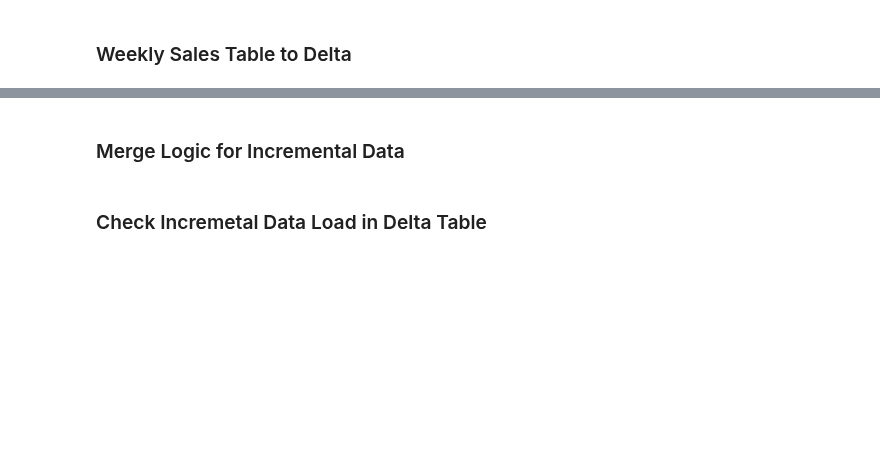
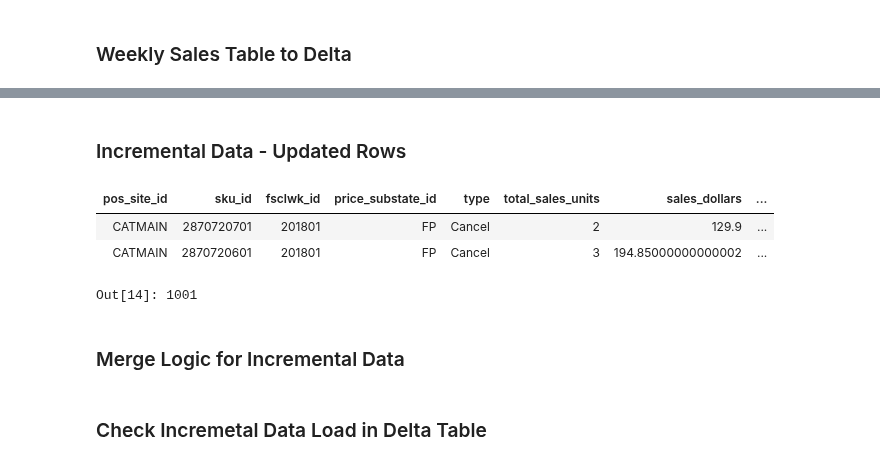
Before and after one commit to ksr199221/weekly_sales, a Jupyter notebook: Data_Processing.ipynb, the cells around one changed output, grey strips where cells are left out. Saved outputs shown, nothing was run; the diff lists cells and outputs as text; code cells hidden in the pictures; blank space fills up the shorter version.

```diff
--- a/Data_Processing.ipynb
+++ b/Data_Processing.ipynb
@@ -123,3 +133,36 @@ df_inc_data = spark.createDataFrame(data, schema=schema)
+# %% [markdown]
+### Incremental Data - Updated Rows
+# %%
+df_inc_mview_weekly_sales = (
+    df_transactions.limit(10000).alias("t")
+    .join(
+        df_calendar.limit(1000).alias("c"),
+        df_transactions.fscldt_id == df_calendar.fscldt_id,
+        "inner",
+    )
+    .groupby(
+        "t.pos_site_id",
+        "t.sku_id",
+        "c.fsclwk_id",
+        "t.price_substate_id",
+        "t.type",
+    )
+    .agg(
+        F.sum("t.sales_units").alias("total_sales_units"),
+        F.sum("t.sales_dollars").alias("sales_dollars"),
+        F.sum("t.discount_dollars").alias("discount_dollars"),
+    )
+    .withColumn("processed_date", F.lit(processed_date).cast(ty.TimestampType()))
+)
+display(df_inc_mview_weekly_sales.limit(2))
+# %% [output]
+| pos_site_id | sku_id | fsclwk_id | price_substate_id | type | total_sales_units | sales_dollars | ... |
+| CATMAIN | 2870720701 | 201801 | FP | Cancel | 2 | 129.9 | ... |
+| CATMAIN | 2870720601 | 201801 | FP | Cancel | 3 | 194.85000000000002 | ... |
+# %%
+df_inc_mview_weekly_sales.count()
+# %% [output]
+Out[14]: 1001
 # %% [markdown]
 ### Merge Logic for Incremental Data
 # %%
```
Also changed, not shown: parts of 10 cells of this notebook, 2 other files.
